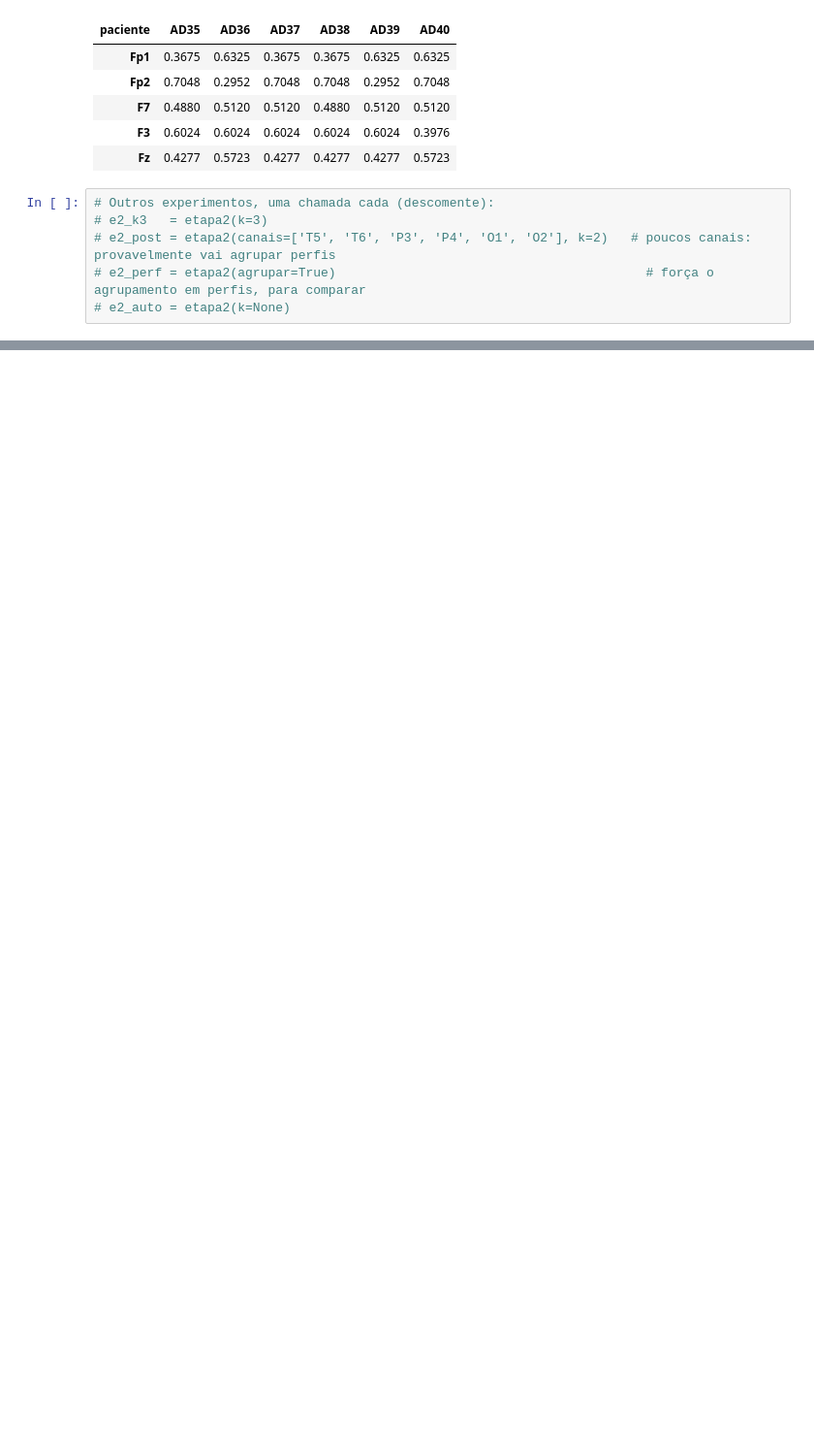
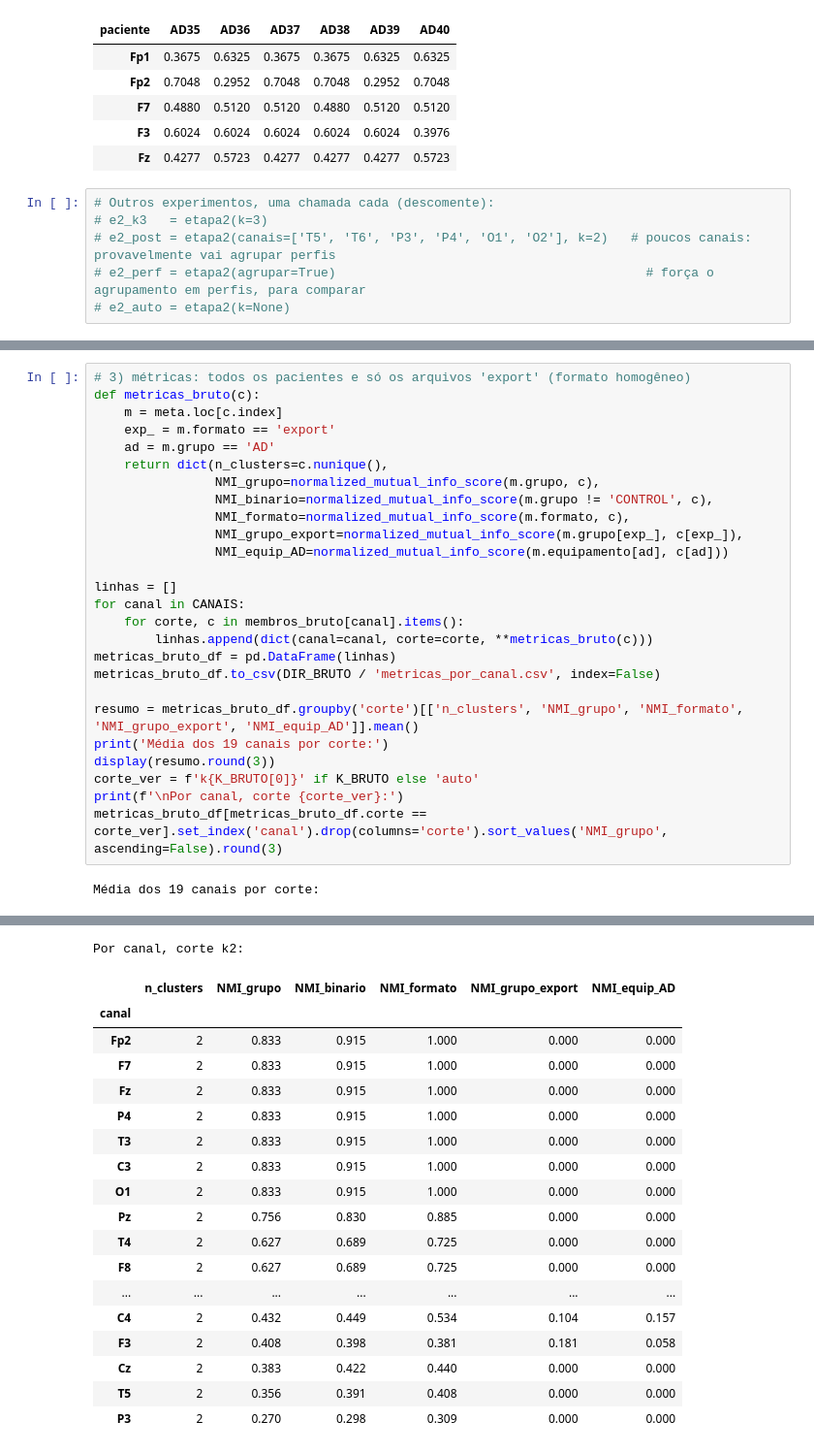
Before and after one commit to rmanosso/damicore-eeg, a Jupyter notebook: scripts/script-alzheimer.ipynb, the cells around one changed output, grey strips where cells are left out. Shown at 97% size. Drawn from its saved outputs; the diff is of its cells as text; blank space fills up the shorter version.

```diff
--- a/scripts/script-alzheimer.ipynb
+++ b/scripts/script-alzheimer.ipynb
@@ -802,0 +913,28 @@ Resultados em: C:\DAMICORE\resultados\etapa2\k2__todos__k2__c4
+# %%
+# 3) métricas: todos os pacientes e só os arquivos 'export' (formato homogêneo)
+def metricas_bruto(c):
+    m = meta.loc[c.index]
+    exp_ = m.formato == 'export'
+    ad = m.grupo == 'AD'
+    return dict(n_clusters=c.nunique(),
+                NMI_grupo=normalized_mutual_info_score(m.grupo, c),
+                NMI_binario=normalized_mutual_info_score(m.grupo != 'CONTROL', c),
+                NMI_formato=normalized_mutual_info_score(m.formato, c),
+                NMI_grupo_export=normalized_mutual_info_score(m.grupo[exp_], c[exp_]),
+                NMI_equip_AD=normalized_mutual_info_score(m.equipamento[ad], c[ad]))
+
+linhas = []
+for canal in CANAIS:
+    for corte, c in membros_bruto[canal].items():
+        linhas.append(dict(canal=canal, corte=corte, **metricas_bruto(c)))
+metricas_bruto_df = pd.DataFrame(linhas)
+metricas_bruto_df.to_csv(DIR_BRUTO / 'metricas_por_canal.csv', index=False)
+
+resumo = metricas_bruto_df.groupby('corte')[['n_clusters', 'NMI_grupo', 'NMI_formato', 'NMI_grupo_export', 'NMI_equip_AD']].mean()
+print('Média dos 19 canais por corte:')
+display(resumo.round(3))
+corte_ver = f'k{K_BRUTO[0]}' if K_BRUTO else 'auto'
+print(f'\nPor canal, corte {corte_ver}:')
+metricas_bruto_df[metricas_bruto_df.corte == corte_ver].set_index('canal').drop(columns='corte').sort_values('NMI_grupo', ascending=False).round(3)
+# %% [output]
+Média dos 19 canais por corte:
@@ -802,0 +946,19 @@ Resultados em: C:\DAMICORE\resultados\etapa2\k2__todos__k2__c4
+Por canal, corte k2:
+|  | n_clusters | NMI_grupo | NMI_binario | NMI_formato | NMI_grupo_export | NMI_equip_AD |
+| canal |  |  |  |  |  |  |
+| Fp2 | 2 | 0.833 | 0.915 | 1.000 | 0.000 | 0.000 |
+| F7 | 2 | 0.833 | 0.915 | 1.000 | 0.000 | 0.000 |
+| Fz | 2 | 0.833 | 0.915 | 1.000 | 0.000 | 0.000 |
+| P4 | 2 | 0.833 | 0.915 | 1.000 | 0.000 | 0.000 |
+| T3 | 2 | 0.833 | 0.915 | 1.000 | 0.000 | 0.000 |
+| C3 | 2 | 0.833 | 0.915 | 1.000 | 0.000 | 0.000 |
+| O1 | 2 | 0.833 | 0.915 | 1.000 | 0.000 | 0.000 |
+| Pz | 2 | 0.756 | 0.830 | 0.885 | 0.000 | 0.000 |
+| T4 | 2 | 0.627 | 0.689 | 0.725 | 0.000 | 0.000 |
+| F8 | 2 | 0.627 | 0.689 | 0.725 | 0.000 | 0.000 |
+| ... | ... | ... | ... | ... | ... | ... |
+| C4 | 2 | 0.432 | 0.449 | 0.534 | 0.104 | 0.157 |
+| F3 | 2 | 0.408 | 0.398 | 0.381 | 0.181 | 0.058 |
+| Cz | 2 | 0.383 | 0.422 | 0.440 | 0.000 | 0.000 |
+| T5 | 2 | 0.356 | 0.391 | 0.408 | 0.000 | 0.000 |
+| P3 | 2 | 0.270 | 0.298 | 0.309 | 0.000 | 0.000 |
```
Also changed, not shown: parts of 9 cells of this notebook, 3 other files.
